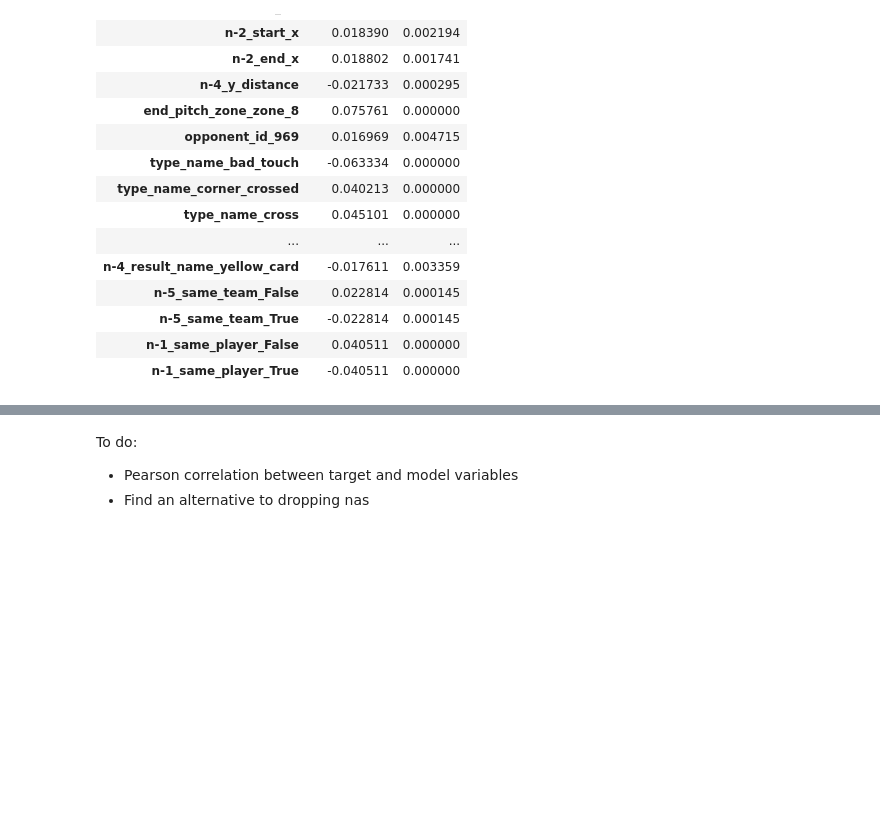
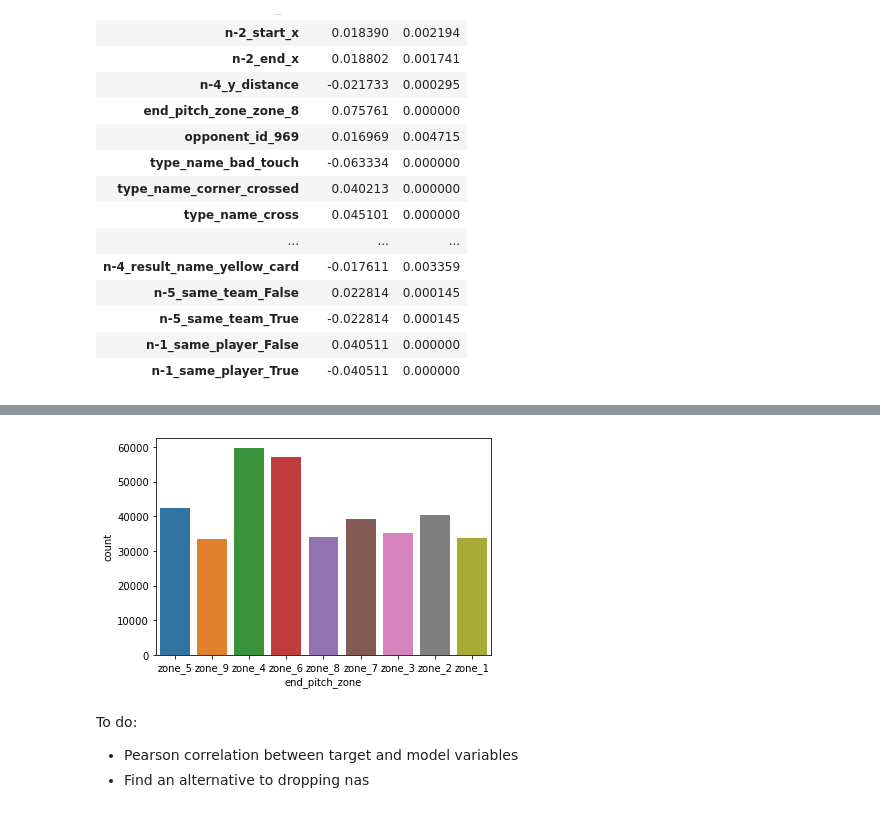
Before and after one commit to alexmihalache/Football-Analytics-Capstone---BrainStation-Final-Project, a Jupyter notebook: 4 - Baseline Models & Modelling Approach.ipynb, the cells around one changed output, grey strips where cells are left out. Cells and saved outputs as stored; diff of their text form; code cells hidden in the pictures; blank space fills up the shorter version.

Commit message:
Model Selection and Evaluation

```diff
--- a/4 - Baseline Models & Modelling Approach.ipynb
+++ b/4 - Baseline Models & Modelling Approach.ipynb
@@ -941,3 +1045,9 @@ end_zone_corr[end_zone_corr['P_value']< 0.005].style.background_gradient(cmap='O
+# %%
+plt.figure()
+sns.countplot(modeling_train_df['end_pitch_zone'])
+plt.show()
+# %% [output]
+[figure, added]
 # %% [markdown]
 To do:
 - Pearson correlation between target and model variables
```
Also changed, not shown: parts of 56 cells of this notebook, 3 other files.
